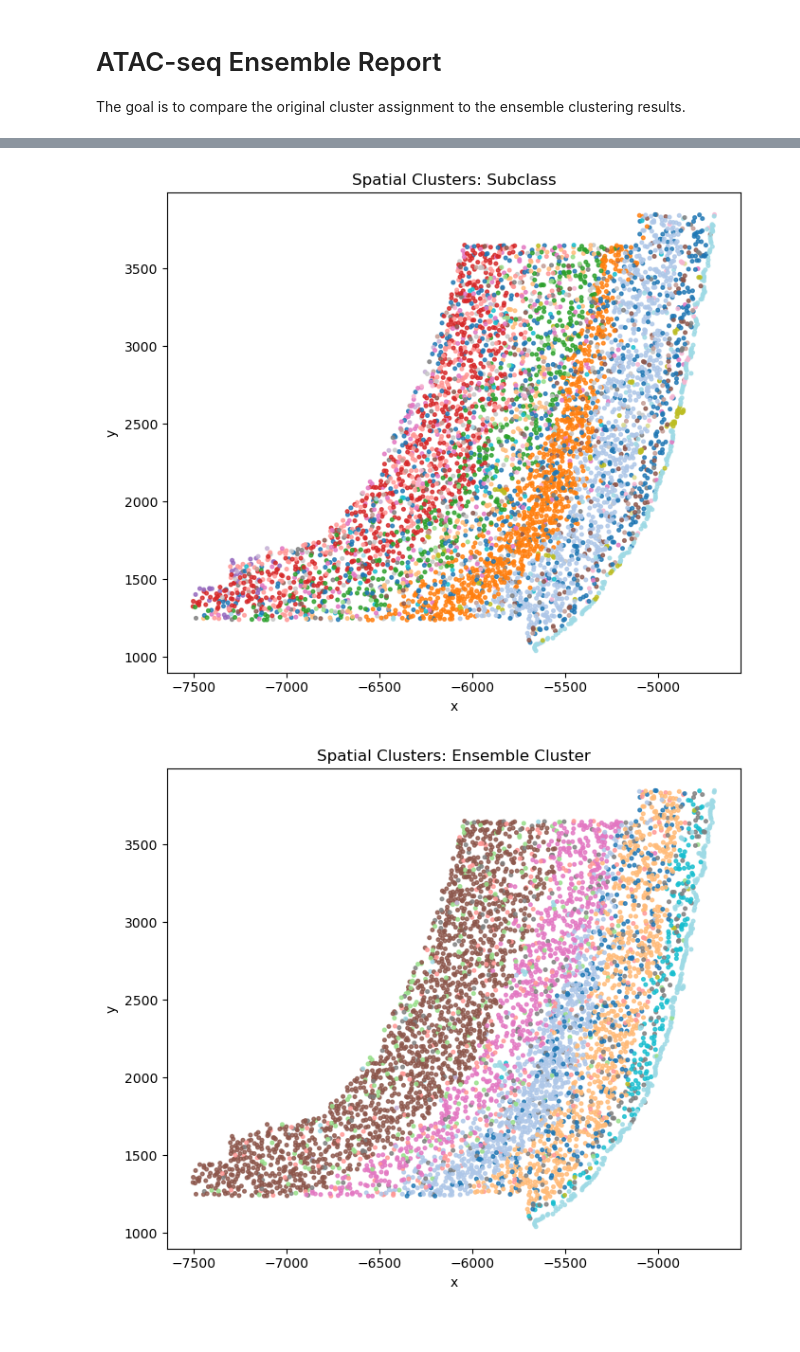
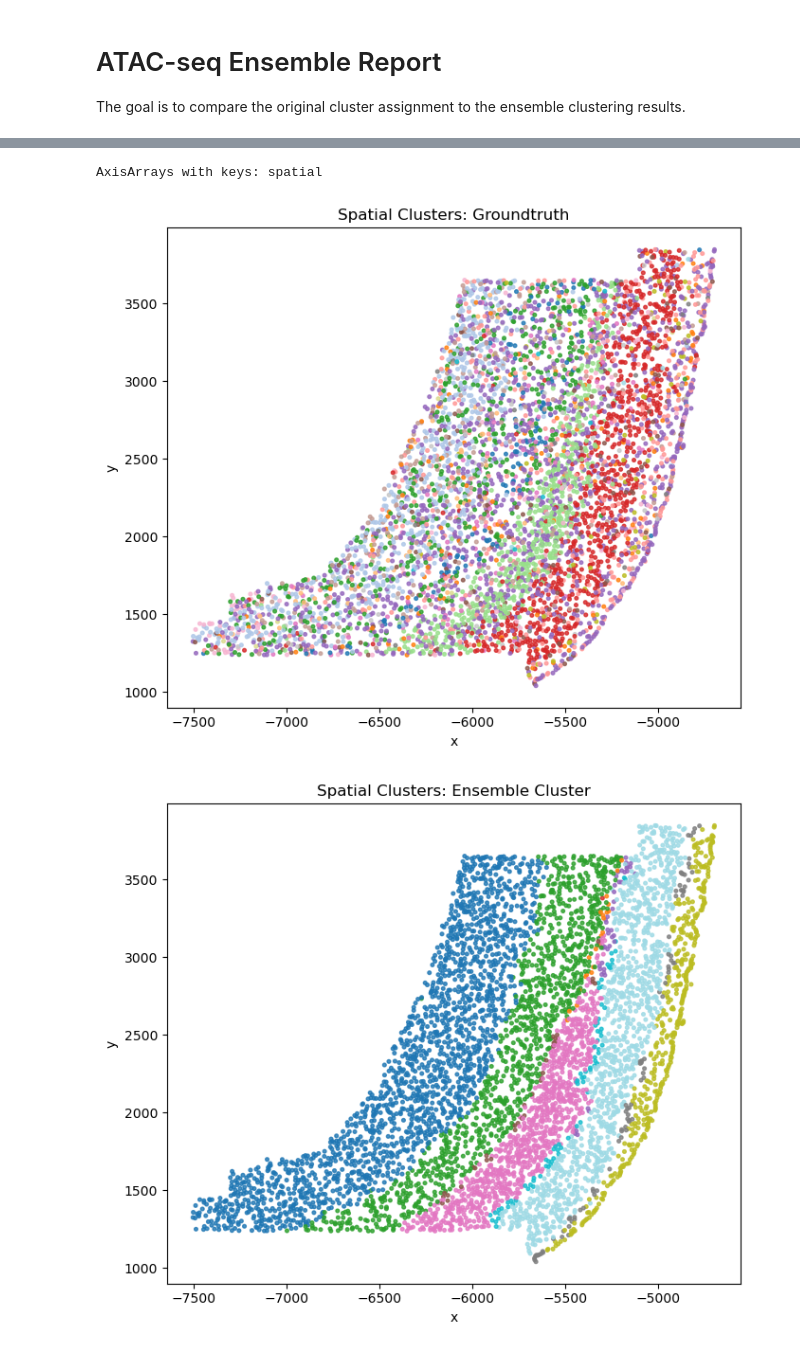
Before and after one commit to Elizabeth-Flx/sdd, a Jupyter notebook: bin/atac_ensemble_analysis.ipynb, the cells around one changed output, grey strips where cells are left out. Cells and saved outputs as stored; diff of their text form; code cells hidden in the pictures.

```diff
--- a/bin/atac_ensemble_analysis.ipynb
+++ b/bin/atac_ensemble_analysis.ipynb
@@ -10,6 +10,5 @@ import numpy as np
 import matplotlib.pyplot as plt
 import seaborn as sns
 # %%
-
-sp_integrated = sc.read_h5ad("../data/sp_integrated_rna.h5ad")
-ensemble_res = pd.read_csv("../data/ensemble_input/ensemble.csv", index_col=0)
+# Load combined file
+combined_sp = sc.read_h5ad("../data/combined.h5ad")
@@ -68,33 +31,37 @@ sp_integrated.obs
+# %%
+combined_sp.obsm
+# %% [output]
+AxisArrays with keys: spatial
 # %%
-x = sp_integrated.obs["centroid_x"]
-y_coord = sp_integrated.obs["centroid_y"]
-y = sp_integrated.obs["subclass"]
+x = combined_sp.obs["centroid_x"]
+y_coord = combined_sp.obs["centroid_y"]
+y = combined_sp.obs["groundtruth"]
 
 cluster_codes = pd.Series(y).astype('category').cat.codes.to_numpy()
 plt.figure(figsize=(7,6))
 plt.scatter(x, y_coord, c=cluster_codes, cmap='tab20', s=7, alpha=0.8)
-plt.title(f"Spatial Clusters: Subclass")
+plt.title(f"Spatial Clusters: Groundtruth")
 plt.xlabel("x")
 plt.ylabel("y")
 plt.tight_layout()
-# plt.savefig("../data/ensemble_input/spatial_subclass.png")
+# plt.savefig("../data/ensemble_input/spatial_groundtruth.png")
 # plt.close()
 # %% [output]
-[figure, old version]
+[figure, new version]
 # %%
-x = sp_integrated.obs["centroid_x"]
-y_coord = sp_integrated.obs["centroid_y"]
-y = sp_integrated.obs["ensemble_cluster"]
+x = combined_sp.obs["centroid_x"]
+y_coord = combined_sp.obs["centroid_y"]
+y = combined_sp.obs["ensemble"]
 
 cluster_codes = pd.Series(y).astype('category').cat.codes.to_numpy()
 plt.figure(figsize=(7,6))
 plt.scatter(x, y_coord, c=cluster_codes, cmap='tab20', s=7, alpha=0.8)
 plt.title(f"Spatial Clusters: Ensemble Cluster")
 plt.xlabel("x")
 plt.ylabel("y")
 plt.tight_layout()
 # %% [output]
-[figure, old version]
+[figure, new version]
 # %%
 # Create confusion matrix
 # Row-normalize data for better visualization
```
Also changed, not shown: parts of 7 cells of this notebook.
